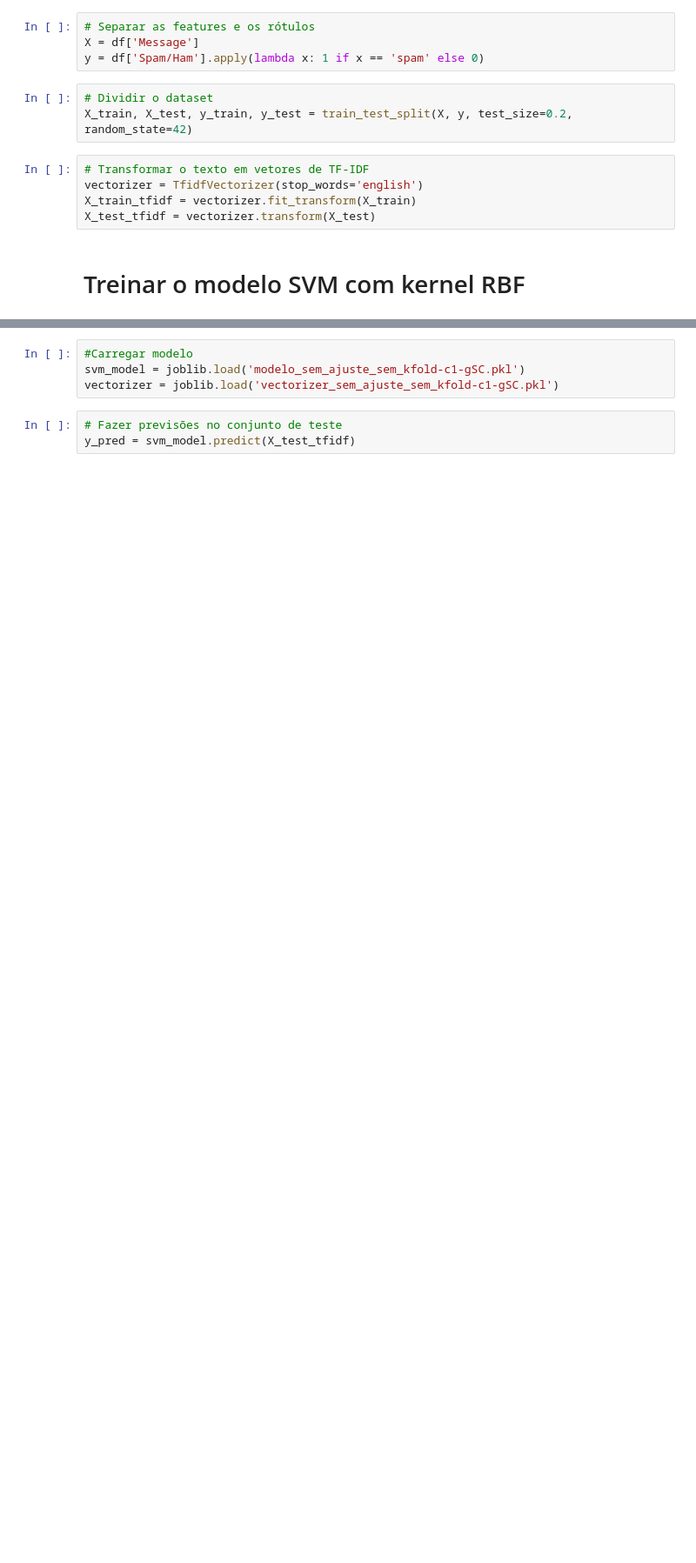
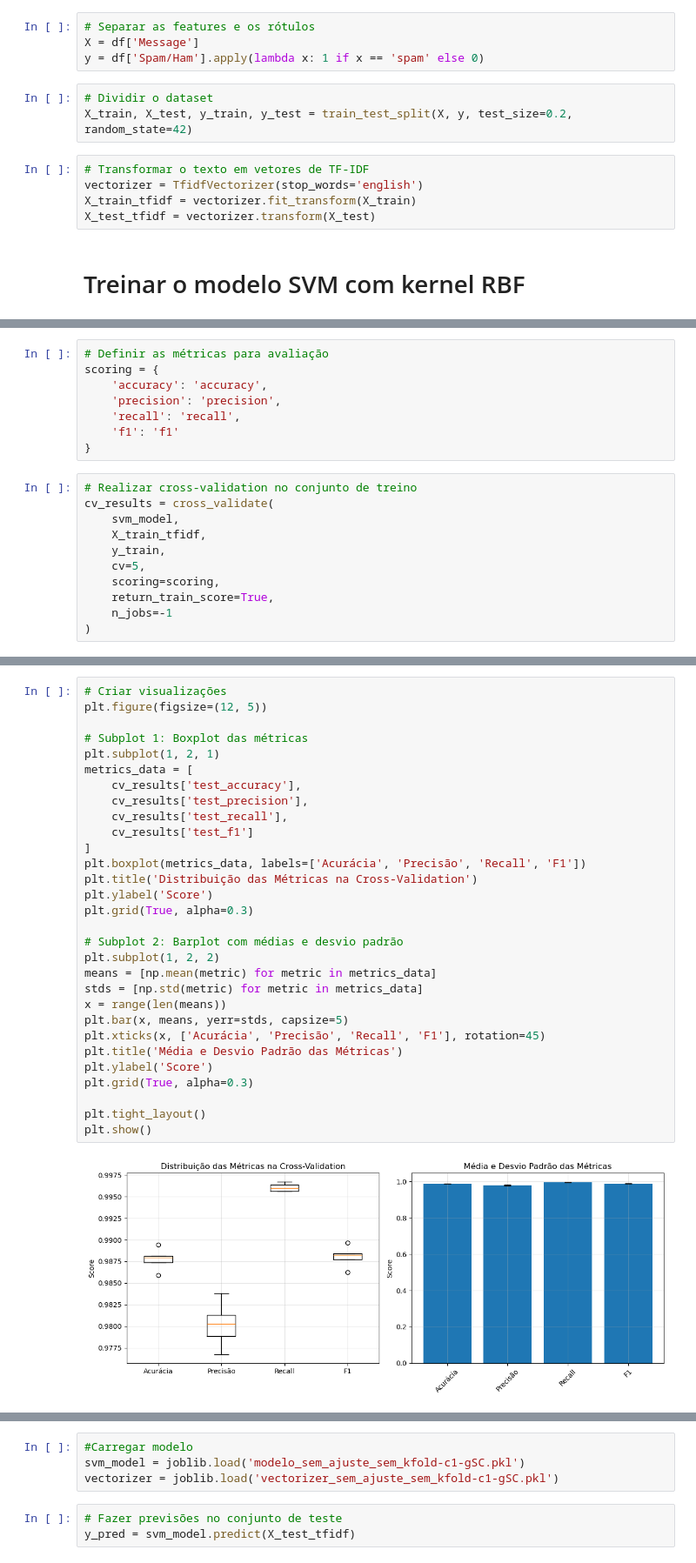
Before and after one commit to Caio-Sc/Email-SPAM-detection-using-SVM, a Jupyter notebook: tccTreino.ipynb, the cells around one changed output, grey strips where cells are left out. Shown at 87% size. Saved outputs shown, nothing was run; the diff lists cells and outputs as text; blank space fills up the shorter version.

```diff
--- a/tccTreino.ipynb
+++ b/tccTreino.ipynb
@@ -65,0 +88,19 @@ svm_model = SVC(kernel='rbf', C=1.0, gamma='scale')  # C é o parâmetro de regu
+# %%
+# Definir as métricas para avaliação
+scoring = {
+    'accuracy': 'accuracy',
+    'precision': 'precision',
+    'recall': 'recall',
+    'f1': 'f1'
+}
+# %%
+# Realizar cross-validation no conjunto de treino
+cv_results = cross_validate(
+    svm_model,
+    X_train_tfidf,
+    y_train,
+    cv=5,
+    scoring=scoring,
+    return_train_score=True,
+    n_jobs=-1
+)
@@ -66,3 +120,35 @@ svm_model = SVC(kernel='rbf', C=1.0, gamma='scale')  # C é o parâmetro de regu
+# %%
+# Criar visualizações
+plt.figure(figsize=(12, 5))
+
+# Subplot 1: Boxplot das métricas
+plt.subplot(1, 2, 1)
+metrics_data = [
+    cv_results['test_accuracy'],
+    cv_results['test_precision'],
+    cv_results['test_recall'],
+    cv_results['test_f1']
+]
+plt.boxplot(metrics_data, labels=['Acurácia', 'Precisão', 'Recall', 'F1'])
+plt.title('Distribuição das Métricas na Cross-Validation')
+plt.ylabel('Score')
+plt.grid(True, alpha=0.3)
+
+# Subplot 2: Barplot com médias e desvio padrão
+plt.subplot(1, 2, 2)
+means = [np.mean(metric) for metric in metrics_data]
+stds = [np.std(metric) for metric in metrics_data]
+x = range(len(means))
+plt.bar(x, means, yerr=stds, capsize=5)
+plt.xticks(x, ['Acurácia', 'Precisão', 'Recall', 'F1'], rotation=45)
+plt.title('Média e Desvio Padrão das Métricas')
+plt.ylabel('Score')
+plt.grid(True, alpha=0.3)
+
+plt.tight_layout()
+plt.show()
+# %% [output]
+[figure, added]
 # %%
 # Treinar o modelo
 svm_model.fit(X_train_tfidf, y_train)
```
Also changed, not shown: parts of 13 cells of this notebook, 2 other files.
